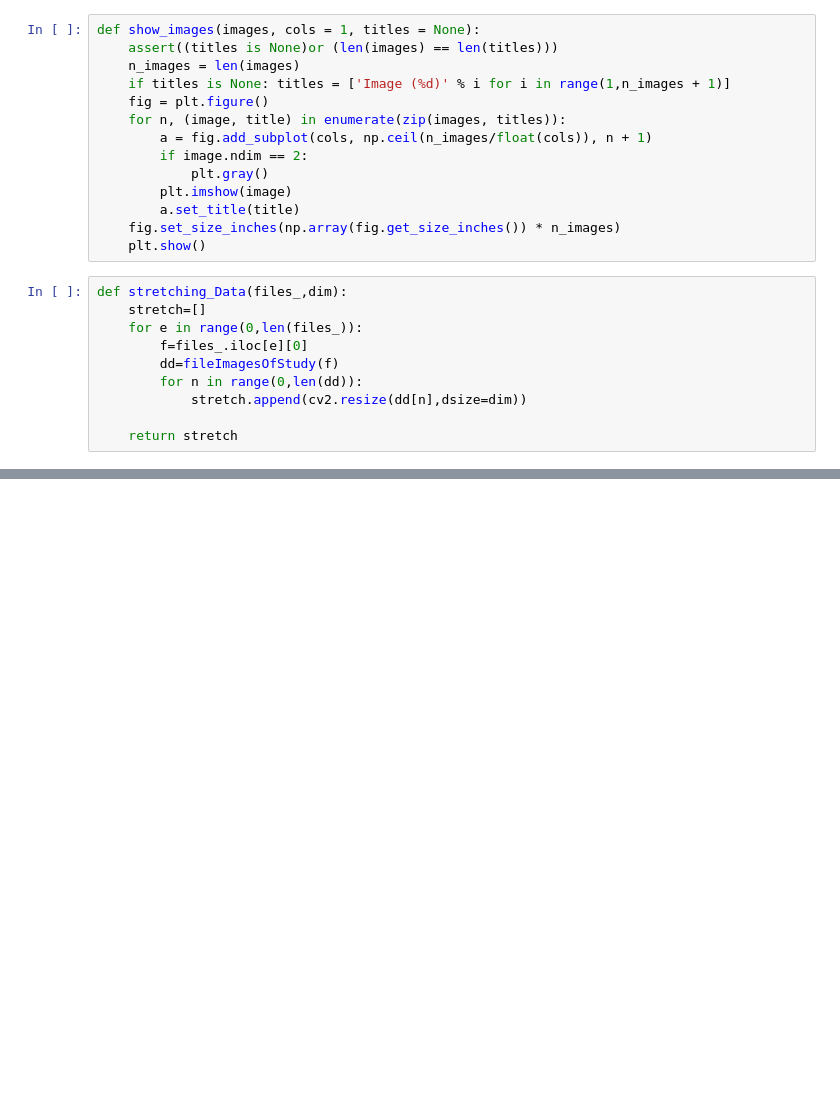
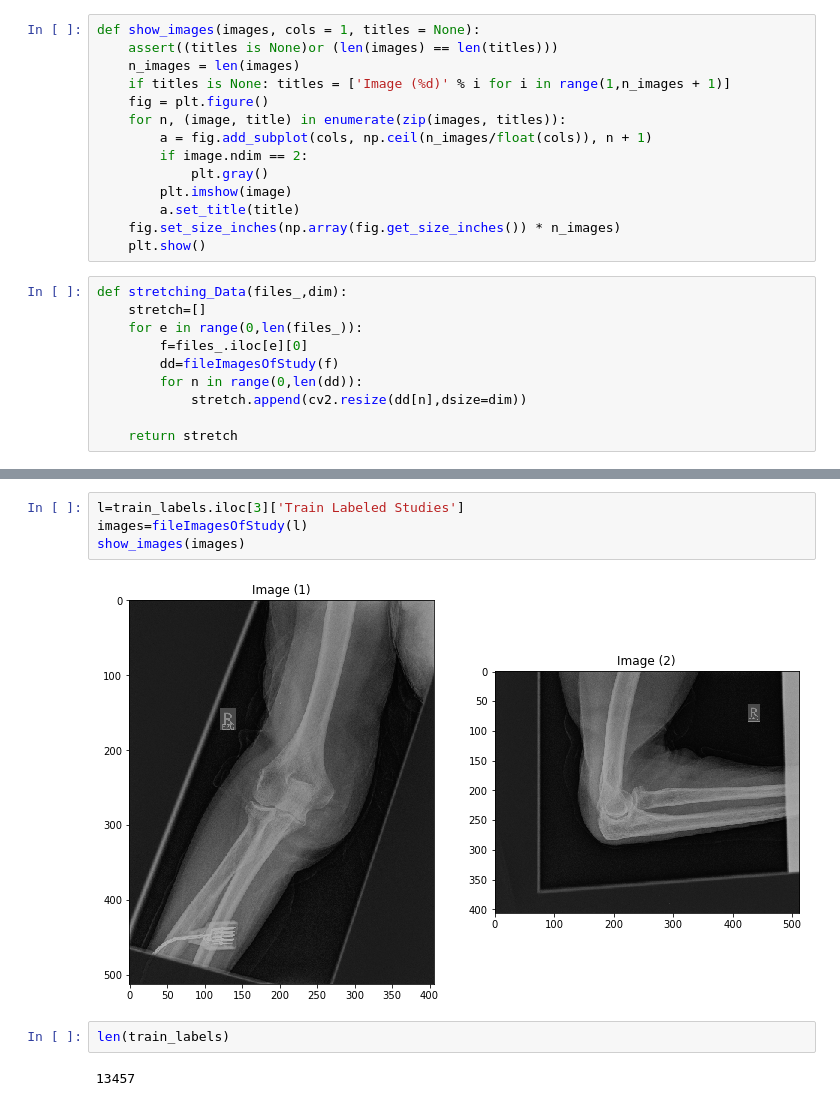
Before and after one commit to amikha33/MURA, a Jupyter notebook: X-Ray.ipynb, the cells around one changed output, grey strips where cells are left out. Cells and saved outputs as stored; diff of their text form; blank space fills up the shorter version.

```diff
--- a/X-Ray.ipynb
+++ b/X-Ray.ipynb
@@ -103,0 +101,10 @@ train_X=np.array(stretchData_Mobile)
+# %%
+l=train_labels.iloc[3]['Train Labeled Studies']
+images=fileImagesOfStudy(l)
+show_images(images)
+# %% [output]
+[figure, added]
+# %%
+len(train_labels)
+# %% [output]
+13457
```
Also changed, not shown: parts of 35 cells of this notebook.
